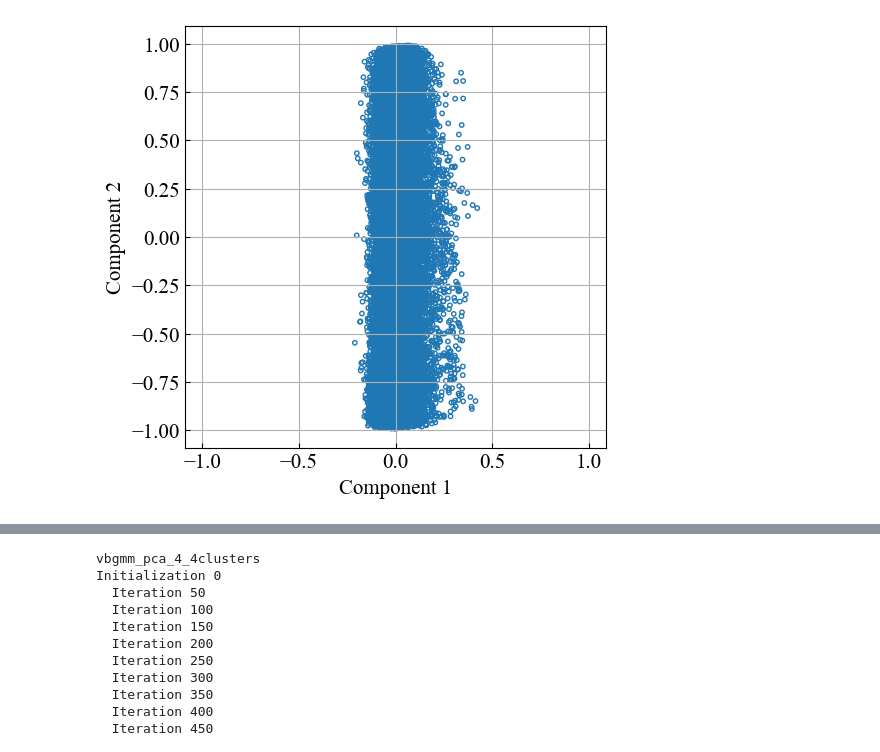
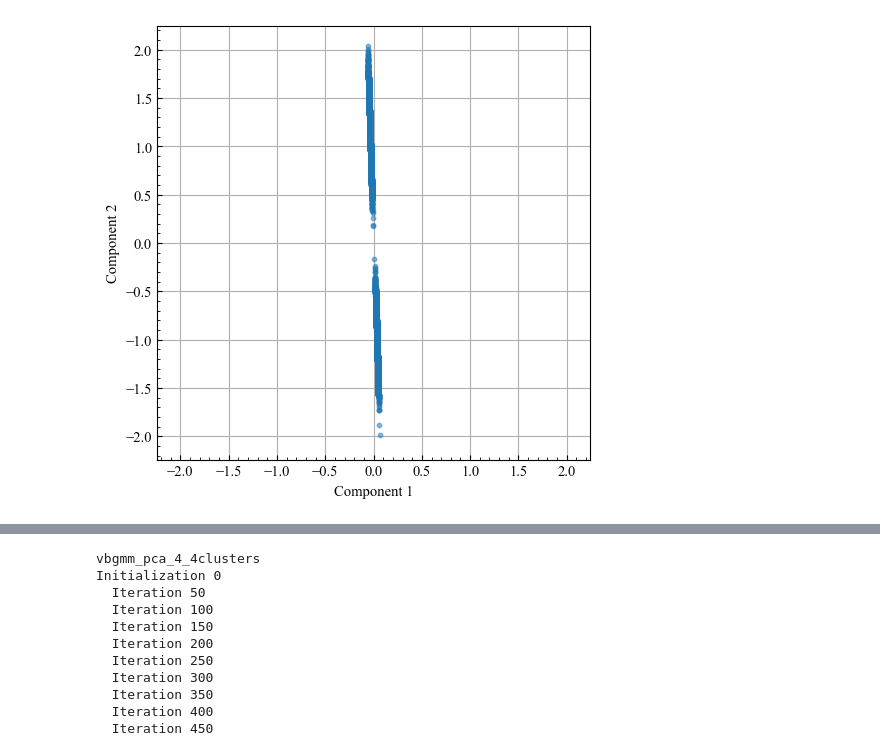
Before and after one commit to RyuichiShinseiB/Feature_extraction, a Jupyter notebook: notebooks/VBGMM_clustering.ipynb, the cells around one changed output, grey strips where cells are left out. Saved outputs shown, nothing was run; the diff lists cells and outputs as text; code cells hidden in the pictures.

```diff
--- a/notebooks/VBGMM_clustering.ipynb
+++ b/notebooks/VBGMM_clustering.ipynb
@@ -28,3 +22,5 @@ set_mpl_styles()
+# %%
+plot.set_mpl_styles(fontsize=10.5)
 # %%
 colors = [
     "tab:blue",
@@ -40,22 +36,35 @@ colors = [
 ]
 markers = ["s", "D", "o", "p", "*", "h", "D", "8", "v", "x"]
 
-model_name = "ResNetVAE"
+model_name = "ClassifierReflectance"
 # trained_datetime = "2023-07-21/20-18-22"
-extracted_datetime = datetime.datetime(2024, 12, 3, 15, 21, 39)
-image_size = 32
+extracted_datetime = datetime.datetime(2024, 12, 18, 16, 56, 50)
+image_size = 64
 
 
 project_dir = find_project_root()
 
 model_save_pardir = project_dir / "models" / "VBGMM"
 feature_pardir = (
-    project_dir / "reports" / "features"
-    / model_name / extracted_datetime.strftime("%Y-%m-%d/%H-%M-%S")
+    project_dir
+    / "reports"
+    / "features"
+    / model_name
+    / extracted_datetime.strftime("%Y-%m-%d/%H-%M-%S")
 )
-figure_pardir = (
-    project_dir / "reports" / "figures"
-    / "VBGMM" / extracted_datetime.strftime("%Y-%m-%d/%H-%M-%S")
+feature_figure_pardir = (
+    project_dir
+    / "reports"
+    / "figures"
+    / model_name
+    / extracted_datetime.strftime("%Y-%m-%d/%H-%M-%S")
+)
+vbgmm_figure_pardir = (
+    project_dir
+    / "reports"
+    / "figures"
+    / "VBGMM"
+    / extracted_datetime.strftime("%Y-%m-%d/%H-%M-%S")
 )
 image_pardir = (
     project_dir
@@ -160,19 +153,19 @@ contrate_save_dst  = (
 # %%
 component_01 = df_train.select(
     [pl.col("column_0"), pl.col("column_1")]
 ).to_numpy()
 
 # fig = plt.figure(layout="constrained")
 # ax = fig.add_subplot(1,1,1)
 # plot_scatter(ax, component_01.T)
 # ax.set_xlabel("Component 1")
 # ax.set_ylabel("Component 2")
-fig, ax, _ = plot_scatter(
+fig, ax, _ = plot.plot_scatter(
     component_01.T,
     size=10,
     axis_labels=("Component 1", "Component 2"),
     color="tab:blue",
 )
 # %% [output]
-[figure, old version]
+[figure, new version]
 # %%
```
Also changed, not shown: parts of 25 cells of this notebook, 1 other file.
